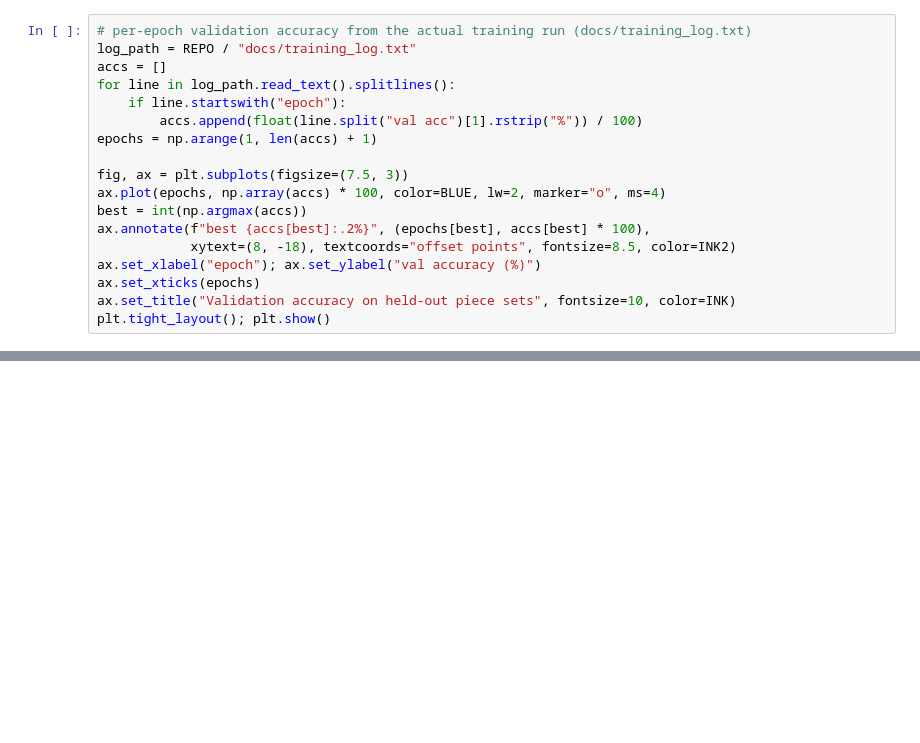
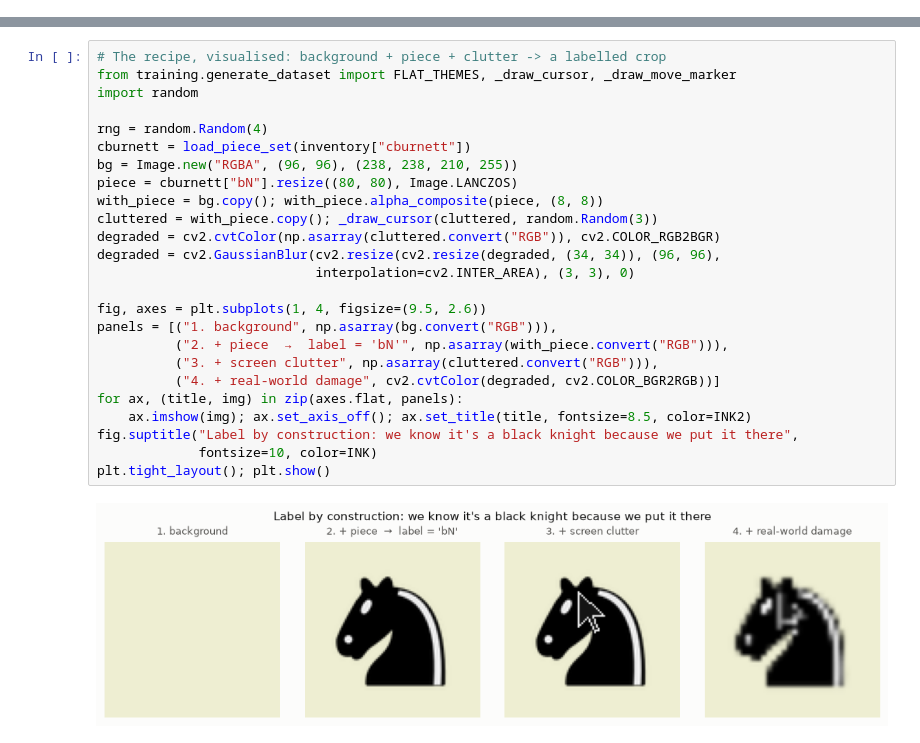
Before and after one commit to 7dpk/OpenCV-Chess-Bot, a Jupyter notebook: docs/piece_recognition_walkthrough.ipynb, the cells around one changed output, grey strips where cells are left out. Saved outputs shown, nothing was run; the diff lists cells and outputs as text; blank space fills up the shorter version.

```diff
--- a/docs/piece_recognition_walkthrough.ipynb
+++ b/docs/piece_recognition_walkthrough.ipynb
@@ -337,18 +0,0 @@ squares, heavy bleed, markers on empties.
-# %%
-# per-epoch validation accuracy from the actual training run (docs/training_log.txt)
-log_path = REPO / "docs/training_log.txt"
-accs = []
-for line in log_path.read_text().splitlines():
-    if line.startswith("epoch"):
-        accs.append(float(line.split("val acc")[1].rstrip("%")) / 100)
-epochs = np.arange(1, len(accs) + 1)
-
-fig, ax = plt.subplots(figsize=(7.5, 3))
-ax.plot(epochs, np.array(accs) * 100, color=BLUE, lw=2, marker="o", ms=4)
-best = int(np.argmax(accs))
-ax.annotate(f"best {accs[best]:.2%}", (epochs[best], accs[best] * 100),
-            xytext=(8, -18), textcoords="offset points", fontsize=8.5, color=INK2)
-ax.set_xlabel("epoch"); ax.set_ylabel("val accuracy (%)")
-ax.set_xticks(epochs)
-ax.set_title("Validation accuracy on held-out piece sets", fontsize=10, color=INK)
-plt.tight_layout(); plt.show()
@@ -698,0 +223,27 @@ still protects against genuinely unreadable frames.
+# %%
+# The recipe, visualised: background + piece + clutter -> a labelled crop
+from training.generate_dataset import FLAT_THEMES, _draw_cursor, _draw_move_marker
+import random
+
+rng = random.Random(4)
+cburnett = load_piece_set(inventory["cburnett"])
+bg = Image.new("RGBA", (96, 96), (238, 238, 210, 255))
+piece = cburnett["bN"].resize((80, 80), Image.LANCZOS)
+with_piece = bg.copy(); with_piece.alpha_composite(piece, (8, 8))
+cluttered = with_piece.copy(); _draw_cursor(cluttered, random.Random(3))
+degraded = cv2.cvtColor(np.asarray(cluttered.convert("RGB")), cv2.COLOR_RGB2BGR)
+degraded = cv2.GaussianBlur(cv2.resize(cv2.resize(degraded, (34, 34)), (96, 96),
+                            interpolation=cv2.INTER_AREA), (3, 3), 0)
+
+fig, axes = plt.subplots(1, 4, figsize=(9.5, 2.6))
+panels = [("1. background", np.asarray(bg.convert("RGB"))),
+          ("2. + piece  →  label = 'bN'", np.asarray(with_piece.convert("RGB"))),
+          ("3. + screen clutter", np.asarray(cluttered.convert("RGB"))),
+          ("4. + real-world damage", cv2.cvtColor(degraded, cv2.COLOR_BGR2RGB))]
+for ax, (title, img) in zip(axes.flat, panels):
+    ax.imshow(img); ax.set_axis_off(); ax.set_title(title, fontsize=8.5, color=INK2)
+fig.suptitle("Label by construction: we know it's a black knight because we put it there",
+             fontsize=10, color=INK)
+plt.tight_layout(); plt.show()
+# %% [output]
+[figure, added]
```
Also changed, not shown: parts of 52 cells of this notebook.
